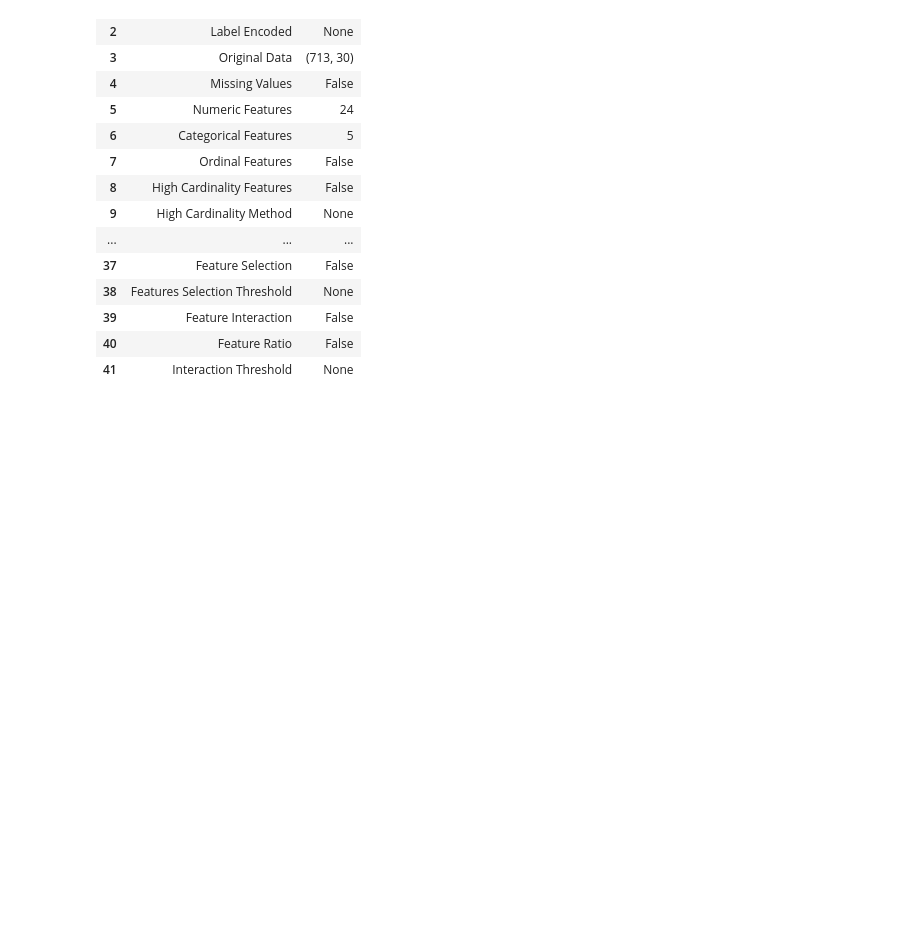
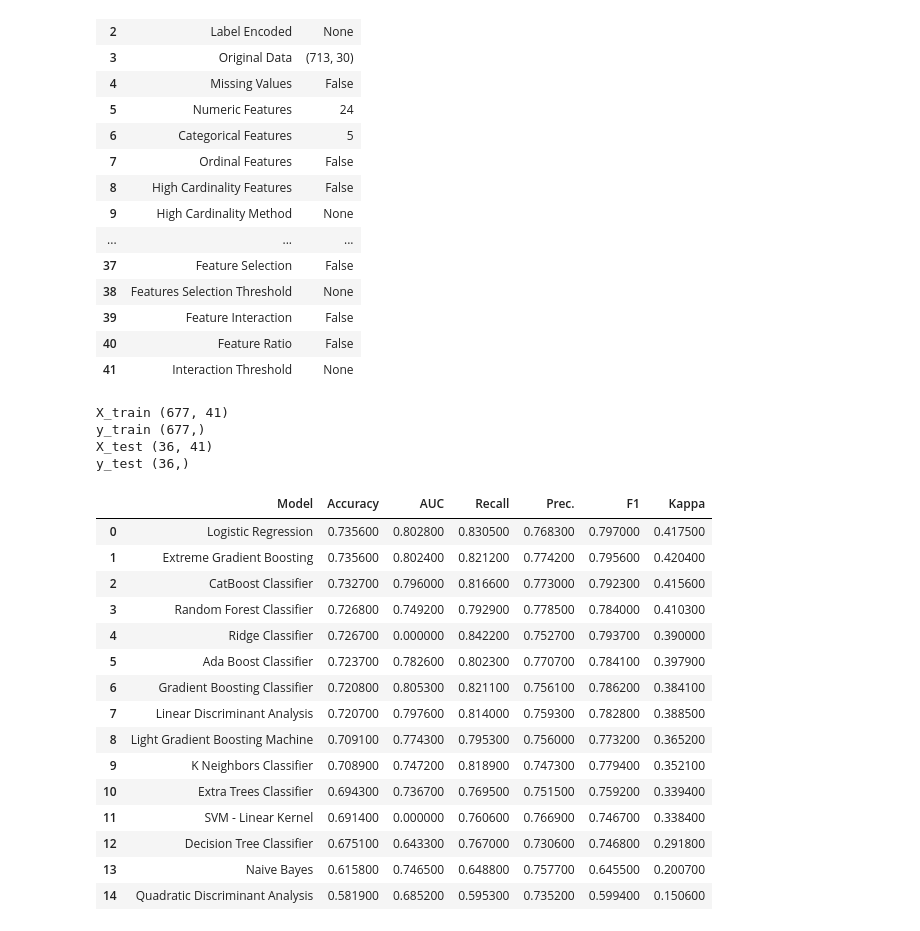
Before and after one commit to Silas-Asamoah/deep-learning-customer-classification, a Jupyter notebook: model_training/customer_classification.ipynb, the cells around one changed output. Cells and saved outputs as stored; diff of their text form; code cells hidden in the pictures; blank space fills up the shorter version.

Commit message:
model comparism

```diff
--- a/model_training/customer_classification.ipynb
+++ b/model_training/customer_classification.ipynb
@@ -207,3 +209,38 @@ Setup Succesfully Completed!
 | 39 | Feature Interaction | False |
 | 40 | Feature Ratio | False |
 | 41 | Interaction Threshold | None |
+# %%
+# Allocateed various splits to appropriate variables
+X_train = dl_cust_class[2]
+y_train = dl_cust_class[4]
+X_test = dl_cust_class[3]
+y_test = dl_cust_class[5]
+
+print("X_train", X_train.shape)
+print("y_train", y_train.shape)
+print("X_test", X_test.shape)
+print("y_test", y_test.shape)
+# %% [output]
+X_train (677, 41)
+y_train (677,)
+X_test (36, 41)
+y_test (36,)
+# %%
+compare_models()
+# %% [output]
+|  | Model | Accuracy | AUC | Recall | Prec. | F1 | Kappa |
+| 0 | Logistic Regression | 0.735600 | 0.802800 | 0.830500 | 0.768300 | 0.797000 | 0.417500 |
+| 1 | Extreme Gradient Boosting | 0.735600 | 0.802400 | 0.821200 | 0.774200 | 0.795600 | 0.420400 |
+| 2 | CatBoost Classifier | 0.732700 | 0.796000 | 0.816600 | 0.773000 | 0.792300 | 0.415600 |
+| 3 | Random Forest Classifier | 0.726800 | 0.749200 | 0.792900 | 0.778500 | 0.784000 | 0.410300 |
+| 4 | Ridge Classifier | 0.726700 | 0.000000 | 0.842200 | 0.752700 | 0.793700 | 0.390000 |
+| 5 | Ada Boost Classifier | 0.723700 | 0.782600 | 0.802300 | 0.770700 | 0.784100 | 0.397900 |
+| 6 | Gradient Boosting Classifier | 0.720800 | 0.805300 | 0.821100 | 0.756100 | 0.786200 | 0.384100 |
+| 7 | Linear Discriminant Analysis | 0.720700 | 0.797600 | 0.814000 | 0.759300 | 0.782800 | 0.388500 |
+| 8 | Light Gradient Boosting Machine | 0.709100 | 0.774300 | 0.795300 | 0.756000 | 0.773200 | 0.365200 |
+| 9 | K Neighbors Classifier | 0.708900 | 0.747200 | 0.818900 | 0.747300 | 0.779400 | 0.352100 |
+| 10 | Extra Trees Classifier | 0.694300 | 0.736700 | 0.769500 | 0.751500 | 0.759200 | 0.339400 |
+| 11 | SVM - Linear Kernel | 0.691400 | 0.000000 | 0.760600 | 0.766900 | 0.746700 | 0.338400 |
+| 12 | Decision Tree Classifier | 0.675100 | 0.643300 | 0.767000 | 0.730600 | 0.746800 | 0.291800 |
+| 13 | Naive Bayes | 0.615800 | 0.746500 | 0.648800 | 0.757700 | 0.645500 | 0.200700 |
+| 14 | Quadratic Discriminant Analysis | 0.581900 | 0.685200 | 0.595300 | 0.735200 | 0.599400 | 0.150600 |
```
Also changed, not shown: parts of 1 cell of this notebook, 4 other files.
